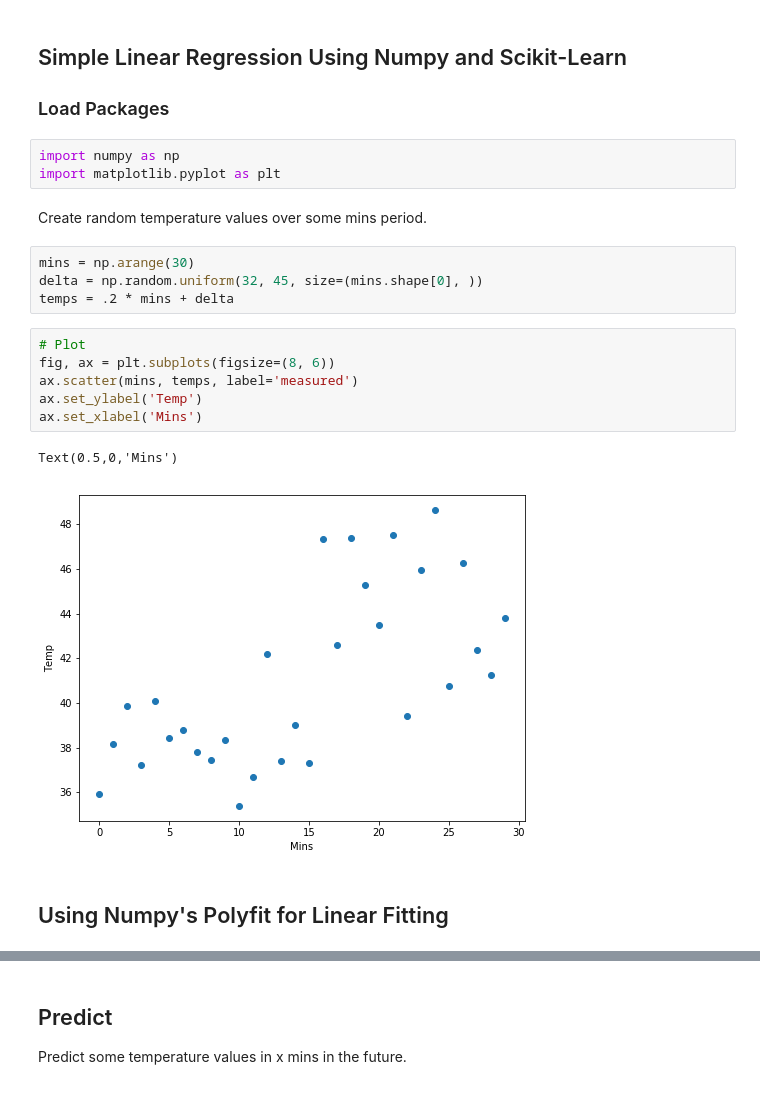
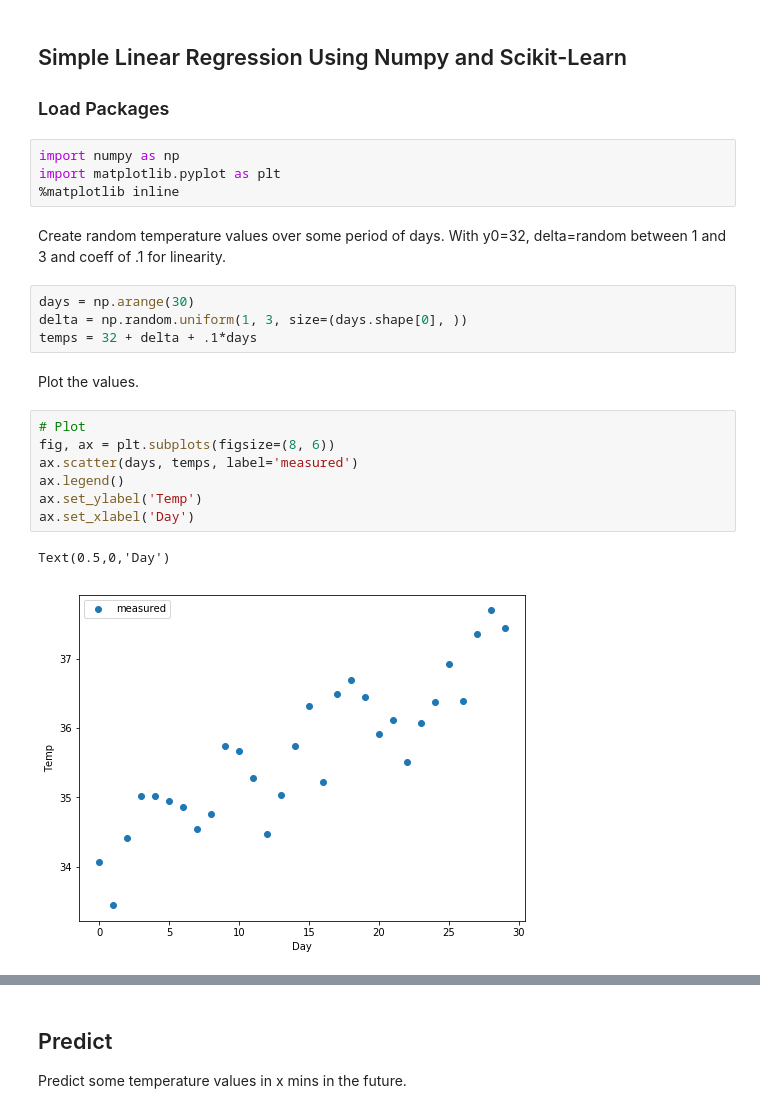
Before and after one commit to eanunez/tutorials, a Jupyter notebook: Simple Linear Regression.ipynb, the cells around one changed output, grey strips where cells are left out. Drawn from its saved outputs; the diff is of its cells as text.

```diff
--- a/Simple Linear Regression.ipynb
+++ b/Simple Linear Regression.ipynb
@@ -6,20 +6,23 @@
 # %%
 import numpy as np
 import matplotlib.pyplot as plt
+%matplotlib inline
-# %% [markdown]
-Create random temperature values over some mins period.
+# %% [markdown]
+Create random temperature values over some period of days.
+With y0=32, delta=random between 1 and 3 and coeff of .1 for linearity.
 # %%
-mins = np.arange(30)
-delta = np.random.uniform(32, 45, size=(mins.shape[0], ))
-temps = .2 * mins + delta
+days = np.arange(30)
+delta = np.random.uniform(1, 3, size=(days.shape[0], ))
+temps = 32 + delta + .1*days
+# %% [markdown]
+Plot the values.
 # %%
 # Plot
 fig, ax = plt.subplots(figsize=(8, 6))
-ax.scatter(mins, temps, label='measured')
+ax.scatter(days, temps, label='measured')
+ax.legend()
 ax.set_ylabel('Temp')
-ax.set_xlabel('Mins')
+ax.set_xlabel('Day')
 # %% [output]
-Text(0.5,0,'Mins')
+Text(0.5,0,'Day')
-[figure, old version]
+[figure, new version]
-# %% [markdown]
-## Using Numpy's Polyfit for Linear Fitting
```
Also changed, not shown: parts of 7 cells of this notebook.
